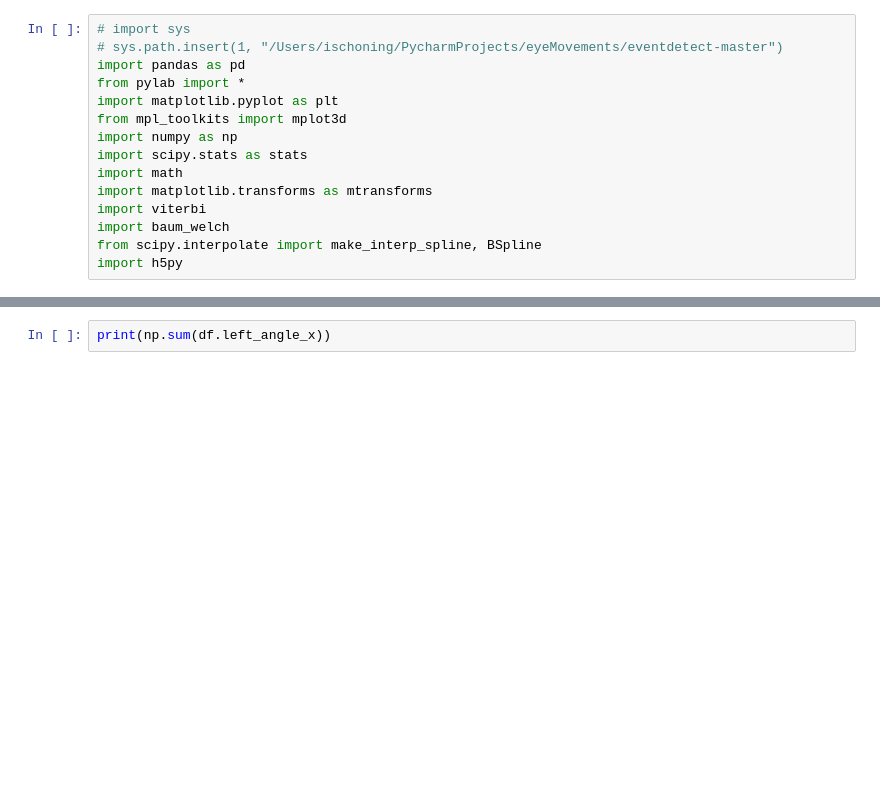
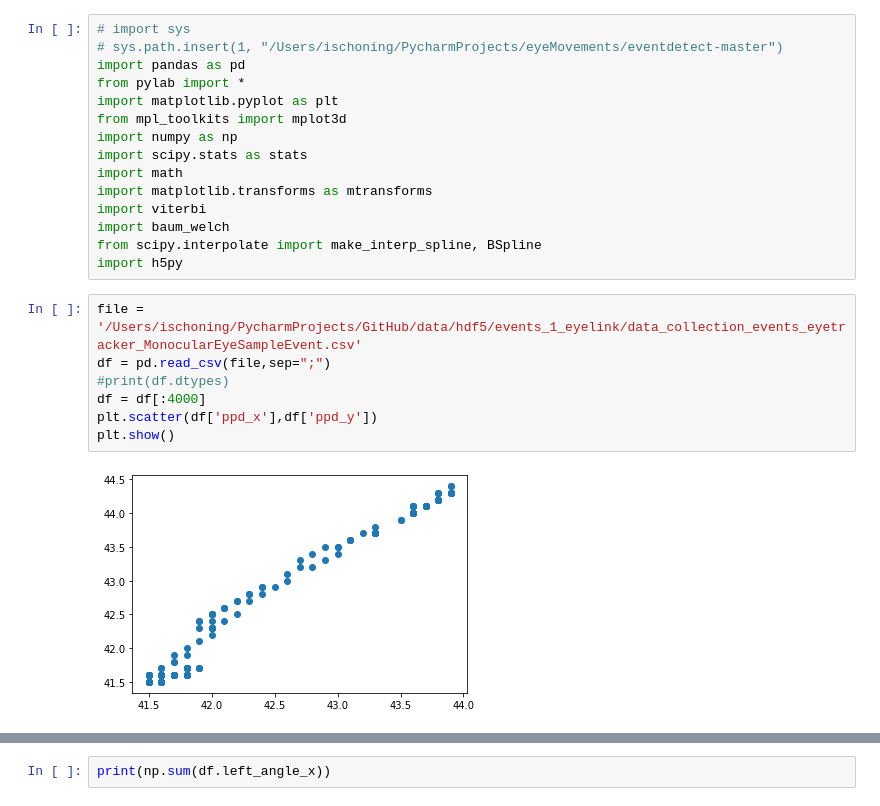
Before and after one commit to ischoning/eyeMovements, a Jupyter notebook: Main_Tester.ipynb, the cells around one changed output, grey strips where cells are left out. Saved outputs shown, nothing was run; the diff lists cells and outputs as text; blank space fills up the shorter version.

```diff
--- a/Main_Tester.ipynb
+++ b/Main_Tester.ipynb
@@ -13,6 +13,15 @@ import viterbi
 import baum_welch
 from scipy.interpolate import make_interp_spline, BSpline
 import h5py
+# %%
+file = '/Users/ischoning/PycharmProjects/GitHub/data/hdf5/events_1_eyelink/data_collection_events_eyetracker_MonocularEyeSampleEvent.csv'
+df = pd.read_csv(file,sep=";")
+#print(df.dtypes)
+df = df[:4000]
+plt.scatter(df['ppd_x'],df['ppd_y'])
+plt.show()
+# %% [output]
+[figure, added]
 # %%
 # files
 #file = '/Users/ischoning/PycharmProjects/GitHub/data/dpi_events_1.npy'
```
Also changed, not shown: parts of 1 cell of this notebook, 5 other files.
